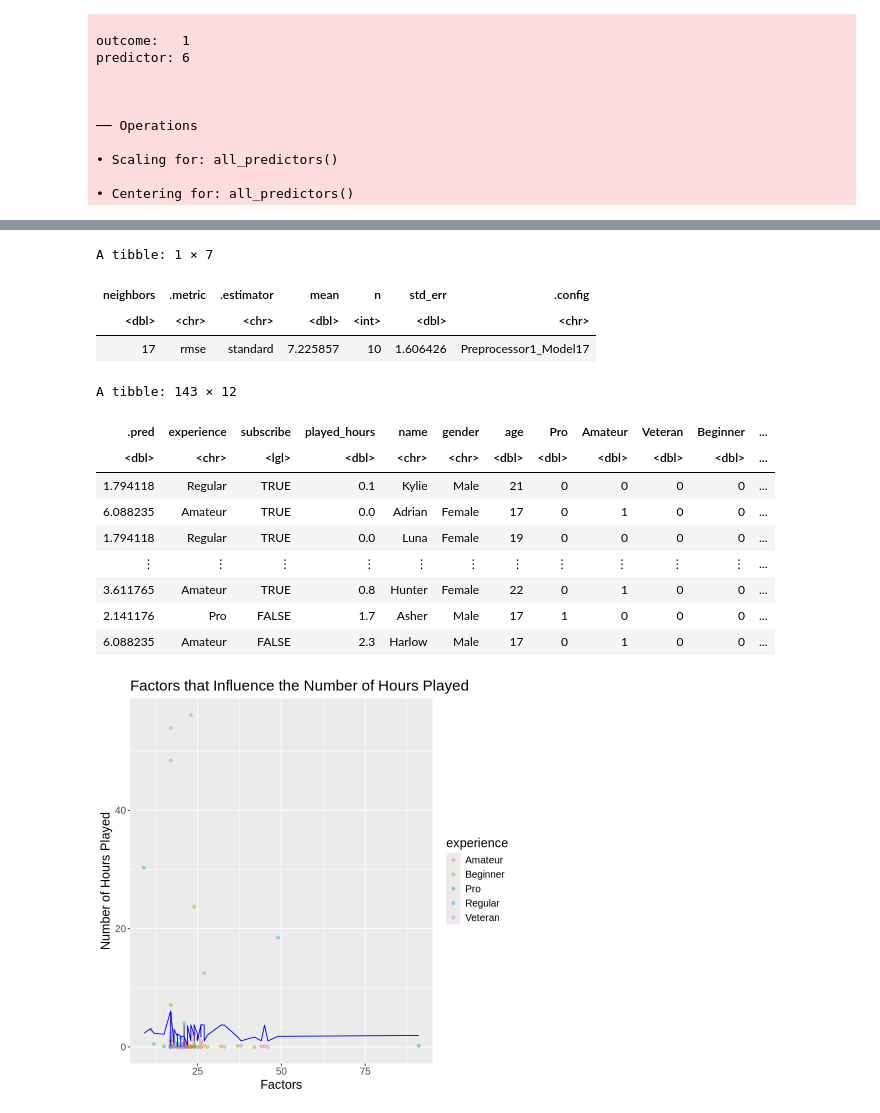
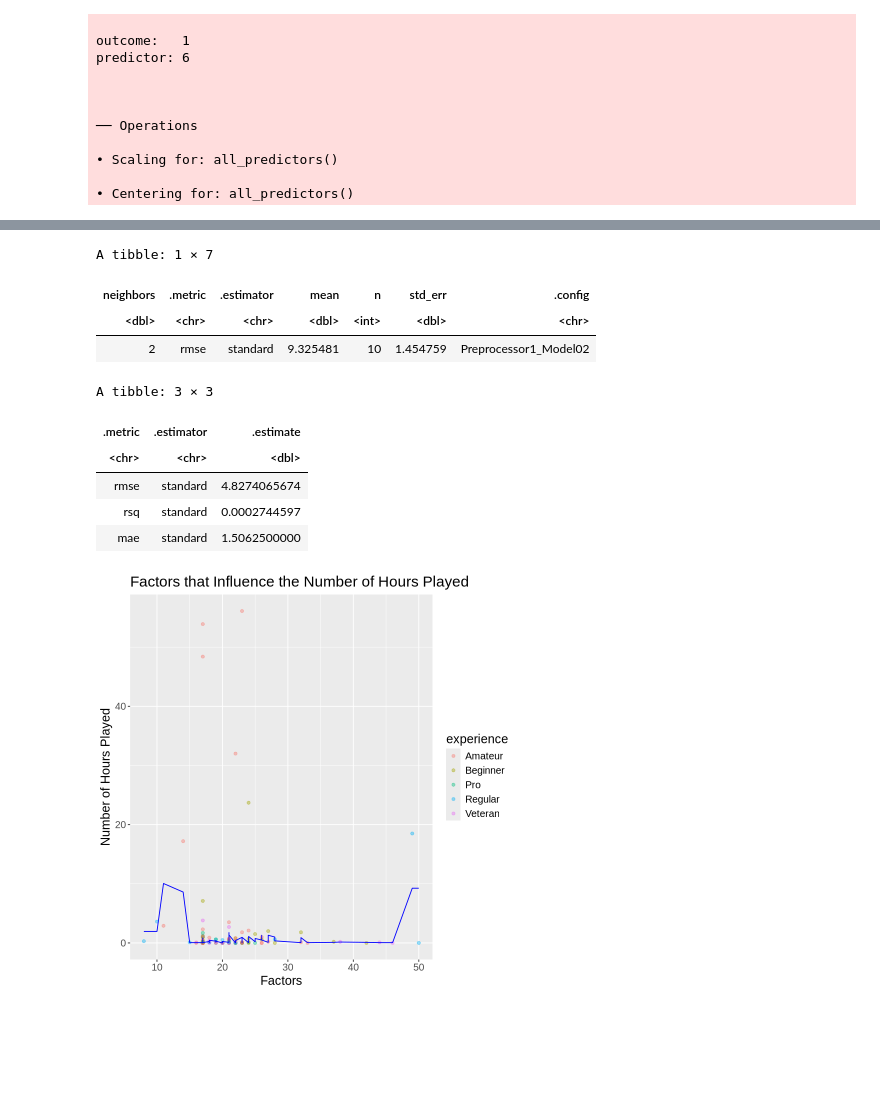
Before and after one commit to userjan30/dsci-100-2024w1-project009-4, a Jupyter notebook: notebook test.ipynb, the cells around one changed output, grey strips where cells are left out. Drawn from its saved outputs; the diff is of its cells as text; code cells hidden in the pictures; blank space fills up the shorter version.

```diff
--- a/notebook test.ipynb
+++ b/notebook test.ipynb
@@ -59,7 +57,8 @@ players <- player_data |>
            Beginner = ifelse(experience == "Beginner", 1, 0),
            Regular = ifelse(experience == "Regular", 1, 0)) |>
     select(-individual_id, -hashed_email, -organization_name) |>
-    filter(played_hours < sd(played_hours)*2)
+    filter(played_hours < sd(played_hours)*2) |>
+    filter(age < 90)
 
 players
 # %% [output]
@@ -174,4 +176,5 @@ A tibble: 40 × 7
 # %%
+set.seed(1234)
 player_min <- player_results |>
    filter(.metric == "rmse") |>
    slice_min(std_err, n = 1)
@@ -192,39 +195,37 @@ player_best_fit <- workflow() |>
 A tibble: 1 × 7
 | neighbors | .metric | .estimator | mean | n | std_err | .config |
 | <dbl> | <chr> | <chr> | <dbl> | <int> | <dbl> | <chr> |
-| 17 | rmse | standard | 7.225857 | 10 | 1.606426 | Preprocessor1_Model17 |
+| 2 | rmse | standard | 9.325481 | 10 | 1.454759 | Preprocessor1_Model02 |
 # %%
+set.seed(1234)
 player_summary <- player_best_fit |>
           predict(player_testing) |>
           bind_cols(player_testing) |>
           metrics(truth = played_hours, estimate = .pred)
-
-player_preds <- player_best_fit |>
-  predict(player_training) |>
-  bind_cols(player_training)
-player_preds
-
-player_plot <- player_preds |>
-ggplot(aes(x = age , y = played_hours, colour = experience)) +
-geom_point(alpha = 0.4) +
-geom_line(data = player_preds,
-          mapping = aes(x = age, y = .pred),
-          color = "blue",) +
-labs(x = "Factors",
-     y = "Number of Hours Played") +
-ggtitle("Factors that Influence the Number of Hours Played") +
-theme(text = element_text(size = 15))
-
-player_plot
+player_summary
 # %% [output]
-A tibble: 143 × 12
+A tibble: 3 × 3
-| .pred | experience | subscribe | played_hours | name | gender | age | Pro | Amateur | Veteran | Beginner | ... |
-| <dbl> | <chr> | <lgl> | <dbl> | <chr> | <chr> | <dbl> | <dbl> | <dbl> | <dbl> | <dbl> | ... |
-| 1.794118 | Regular | TRUE | 0.1 | Kylie | Male | 21 | 0 | 0 | 0 | 0 | ... |
-| 6.088235 | Amateur | TRUE | 0.0 | Adrian | Female | 17 | 0 | 1 | 0 | 0 | ... |
-| 1.794118 | Regular | TRUE | 0.0 | Luna | Female | 19 | 0 | 0 | 0 | 0 | ... |
-| ⋮ | ⋮ | ⋮ | ⋮ | ⋮ | ⋮ | ⋮ | ⋮ | ⋮ | ⋮ | ⋮ | ... |
-| 3.611765 | Amateur | TRUE | 0.8 | Hunter | Female | 22 | 0 | 1 | 0 | 0 | ... |
-| 2.141176 | Pro | FALSE | 1.7 | Asher | Male | 17 | 1 | 0 | 0 | 0 | ... |
-| 6.088235 | Amateur | FALSE | 2.3 | Harlow | Male | 17 | 0 | 1 | 0 | 0 | ... |
+| .metric | .estimator | .estimate |
+| <chr> | <chr> | <dbl> |
+| rmse | standard | 4.8274065674 |
+| rsq | standard | 0.0002744597 |
+| mae | standard | 1.5062500000 |
-[figure, removed]
+# %%
+player_preds <- player_best_fit |>
+  predict(player_training) |>
+  bind_cols(player_training)
+
+player_plot <- player_preds |>
+ggplot(aes(x = age , y = played_hours, colour = experience)) +
+geom_point(alpha = 0.4) +
+geom_line(data = player_preds,
+          mapping = aes(x = age, y = .pred),
+          color = "blue",) +
+labs(x = "Factors",
+     y = "Number of Hours Played") +
+ggtitle("Factors that Influence the Number of Hours Played") +
+theme(text = element_text(size = 15))
+
+player_plot
+# %% [output]
+[figure, added]
```
Also changed, not shown: parts of 5 cells of this notebook.
